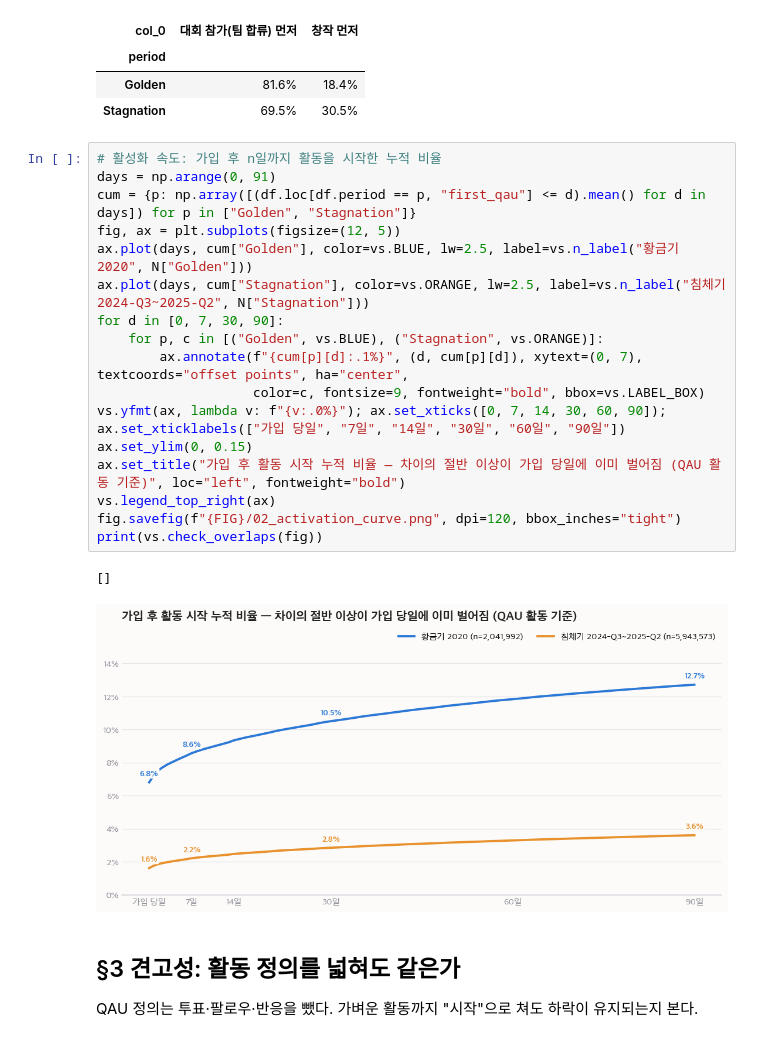
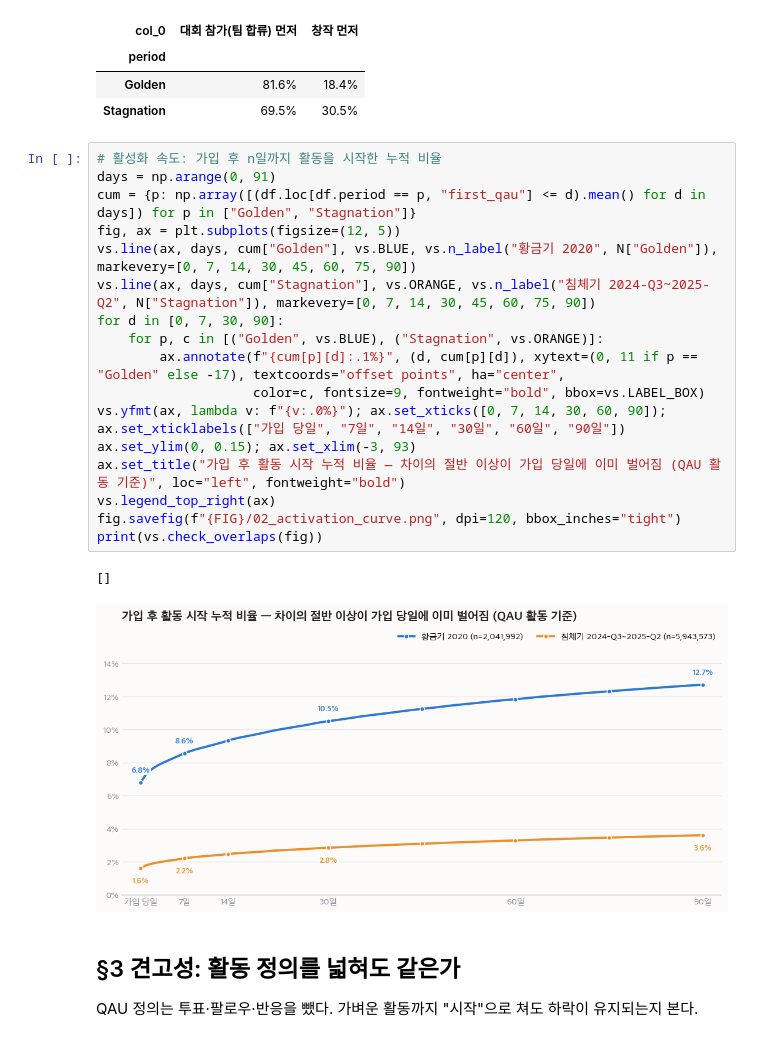
Before and after one commit to HyeonB123/kaggle-growth-diagnosis, a Jupyter notebook: notebooks/02_h1_acquisition.ipynb, the cells around one changed output. Saved outputs shown, nothing was run; the diff lists cells and outputs as text.

Commit message:
docs: 활성화 누적 곡선에 마커 추가 (chart-style 선 규칙)
Co-Authored-By: Claude Opus 5.5 <noreply@anthropic.com>

```diff
--- a/notebooks/02_h1_acquisition.ipynb
+++ b/notebooks/02_h1_acquisition.ipynb
@@ -99,23 +99,23 @@ ft.style.format("{:.1%}")
 # %%
 # 활성화 속도: 가입 후 n일까지 활동을 시작한 누적 비율
 days = np.arange(0, 91)
 cum = {p: np.array([(df.loc[df.period == p, "first_qau"] <= d).mean() for d in days]) for p in ["Golden", "Stagnation"]}
 fig, ax = plt.subplots(figsize=(12, 5))
-ax.plot(days, cum["Golden"], color=vs.BLUE, lw=2.5, label=vs.n_label("황금기 2020", N["Golden"]))
-ax.plot(days, cum["Stagnation"], color=vs.ORANGE, lw=2.5, label=vs.n_label("침체기 2024-Q3~2025-Q2", N["Stagnation"]))
+vs.line(ax, days, cum["Golden"], vs.BLUE, vs.n_label("황금기 2020", N["Golden"]), markevery=[0, 7, 14, 30, 45, 60, 75, 90])
+vs.line(ax, days, cum["Stagnation"], vs.ORANGE, vs.n_label("침체기 2024-Q3~2025-Q2", N["Stagnation"]), markevery=[0, 7, 14, 30, 45, 60, 75, 90])
 for d in [0, 7, 30, 90]:
     for p, c in [("Golden", vs.BLUE), ("Stagnation", vs.ORANGE)]:
-        ax.annotate(f"{cum[p][d]:.1%}", (d, cum[p][d]), xytext=(0, 7), textcoords="offset points", ha="center",
+        ax.annotate(f"{cum[p][d]:.1%}", (d, cum[p][d]), xytext=(0, 11 if p == "Golden" else -17), textcoords="offset points", ha="center",
                     color=c, fontsize=9, fontweight="bold", bbox=vs.LABEL_BOX)
 vs.yfmt(ax, lambda v: f"{v:.0%}"); ax.set_xticks([0, 7, 14, 30, 60, 90]); ax.set_xticklabels(["가입 당일", "7일", "14일", "30일", "60일", "90일"])
-ax.set_ylim(0, 0.15)
+ax.set_ylim(0, 0.15); ax.set_xlim(-3, 93)
 ax.set_title("가입 후 활동 시작 누적 비율 — 차이의 절반 이상이 가입 당일에 이미 벌어짐 (QAU 활동 기준)", loc="left", fontweight="bold")
 vs.legend_top_right(ax)
 fig.savefig(f"{FIG}/02_activation_curve.png", dpi=120, bbox_inches="tight")
 print(vs.check_overlaps(fig))
 # %% [output]
 []
-[figure, old version]
+[figure, new version]
 # %% [markdown]
 ## §3 견고성: 활동 정의를 넓혀도 같은가
 
```
Also changed, not shown: 1 other file.
